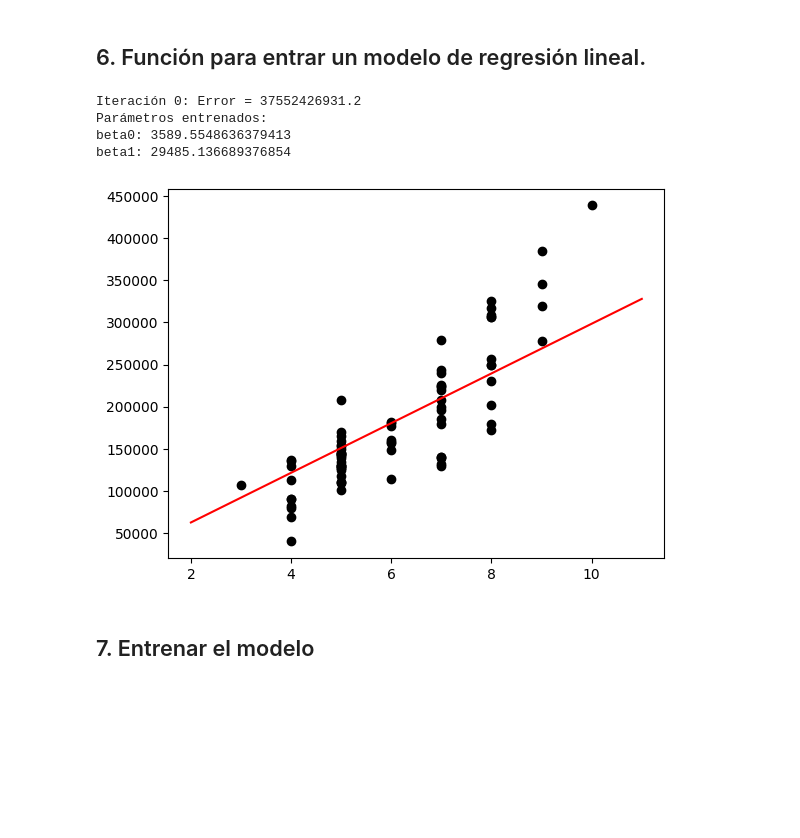
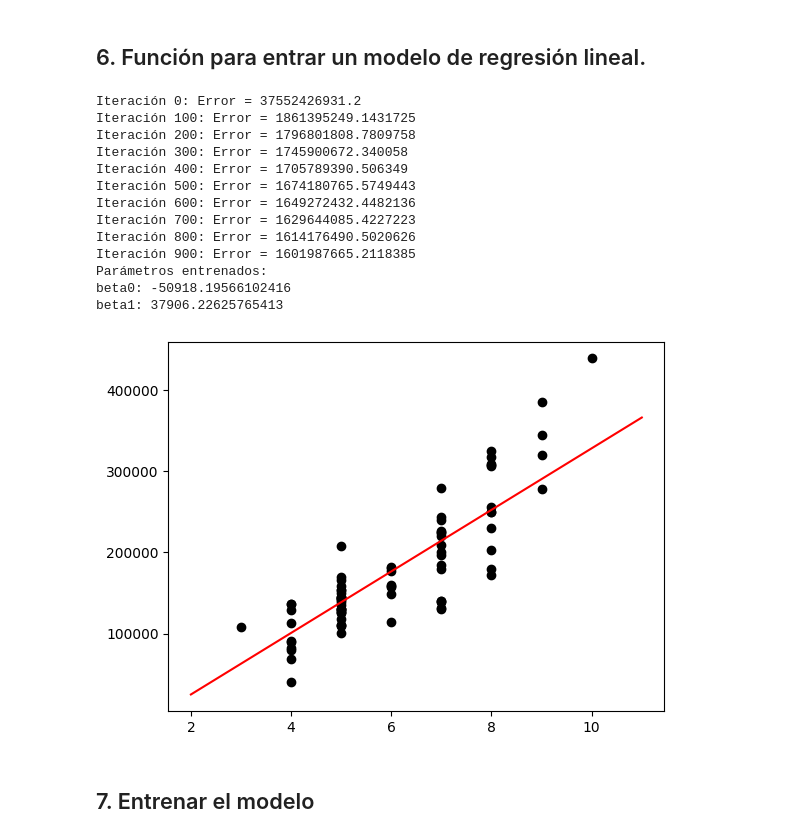
Before and after one commit to borisfloresDS/proyecto1, a Jupyter notebook: proyecto1_ds.ipynb, the cells around one changed output. Saved outputs shown, nothing was run; the diff lists cells and outputs as text; code cells hidden in the pictures; blank space fills up the shorter version.

```diff
--- a/proyecto1_ds.ipynb
+++ b/proyecto1_ds.ipynb
@@ -161,19 +161,28 @@ def train_linear_regression(x, y, epochs, print_error_each, alpha):
 
     return beta0, beta1
 # %%
-beta0, beta1 = train_linear_regression(x1, y, epochs=10, print_error_each=10, alpha=0.02)
+beta0, beta1 = train_linear_regression(x1, y, epochs=1000, print_error_each=100, alpha=0.02)
 print("Parámetros entrenados:")
 print("beta0:", beta0)
 print("beta1:", beta1)
 
 plt.scatter(x1, y, color = 'black')
 plt.plot(list(range(2,12)), [beta1 * x1 + beta0 for x1 in range(2,12)], color = 'red')
 plt.show()
 # %% [output]
 Iteración 0: Error = 37552426931.2
+Iteración 100: Error = 1861395249.1431725
+Iteración 200: Error = 1796801808.7809758
+Iteración 300: Error = 1745900672.340058
+Iteración 400: Error = 1705789390.506349
+Iteración 500: Error = 1674180765.5749443
+Iteración 600: Error = 1649272432.4482136
+Iteración 700: Error = 1629644085.4227223
+Iteración 800: Error = 1614176490.5020626
+Iteración 900: Error = 1601987665.2118385
 Parámetros entrenados:
-beta0: 3589.5548636379413
-beta1: 29485.136689376854
+beta0: -50918.19566102416
+beta1: 37906.22625765413
-[figure, old version]
+[figure, new version]
 # %% [markdown]
 ## 7. Entrenar el modelo
```
Also changed, not shown: parts of 11 cells of this notebook.
